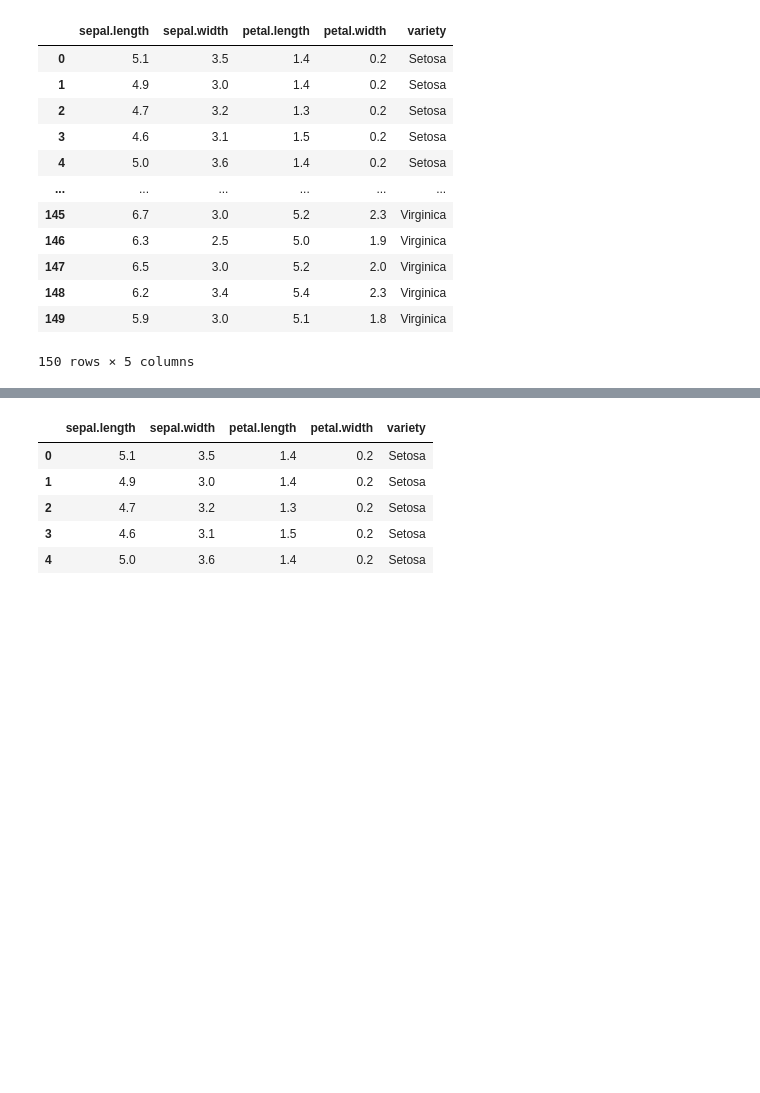
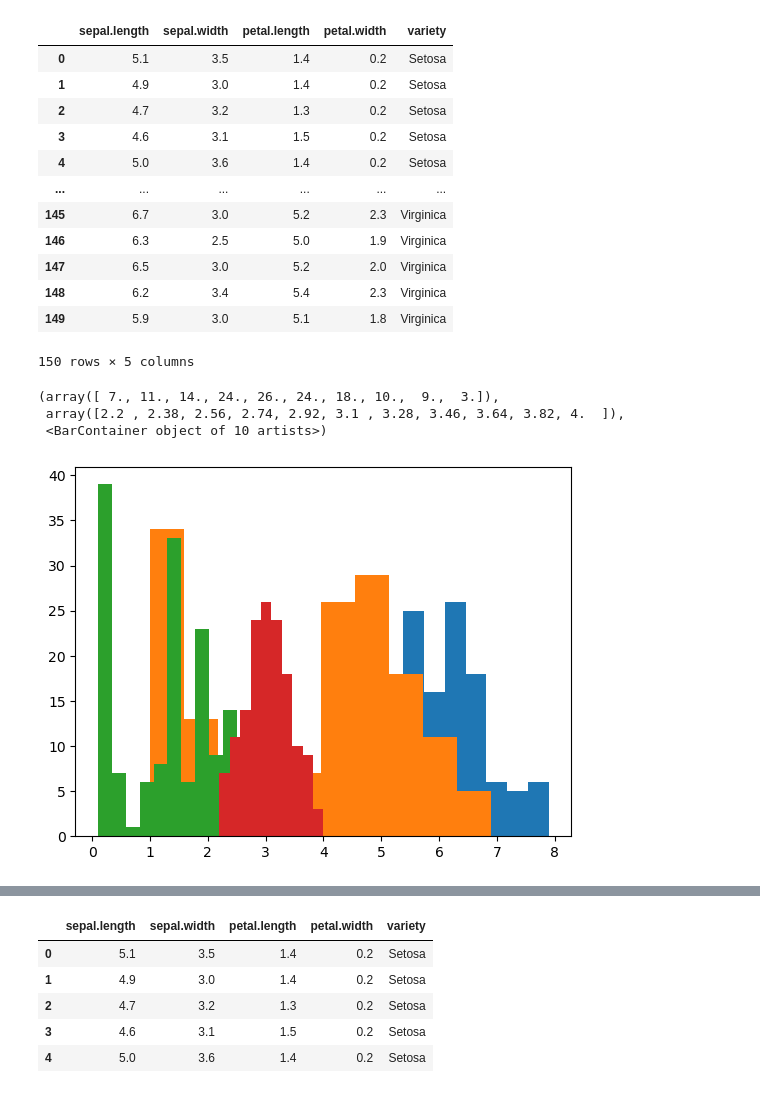
Before and after one commit to ranjan2829/sl3-codes, a Jupyter notebook: EXPERIMENT-10/visualization-3.ipynb, the cells around one changed output, grey strips where cells are left out. Saved outputs shown, nothing was run; the diff lists cells and outputs as text; code cells hidden in the pictures; blank space fills up the shorter version.

```diff
--- a/EXPERIMENT-10/visualization-3.ipynb
+++ b/EXPERIMENT-10/visualization-3.ipynb
@@ -150,4 +137,14 @@ df
 | 148 | 6.2 | 3.4 | 5.4 | 2.3 | Virginica |
 | 149 | 5.9 | 3.0 | 5.1 | 1.8 | Virginica |
 150 rows × 5 columns
+# %%
+plt.hist(df['sepal.length'])
+plt.hist(df['petal.length'])
+plt.hist(df['petal.width'])
+plt.hist(df['sepal.width'])
+# %% [output]
+(array([ 7., 11., 14., 24., 26., 24., 18., 10.,  9.,  3.]),
+ array([2.2 , 2.38, 2.56, 2.74, 2.92, 3.1 , 3.28, 3.46, 3.64, 3.82, 4.  ]),
+ <BarContainer object of 10 artists>)
+[figure, added]
 # %%
```
Also changed, not shown: parts of 13 cells of this notebook, 2 other files.
